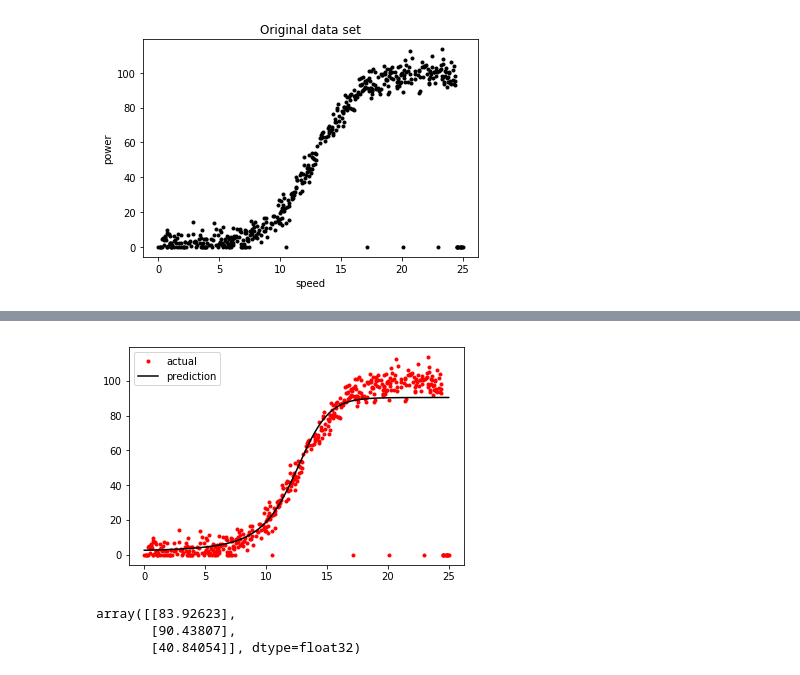
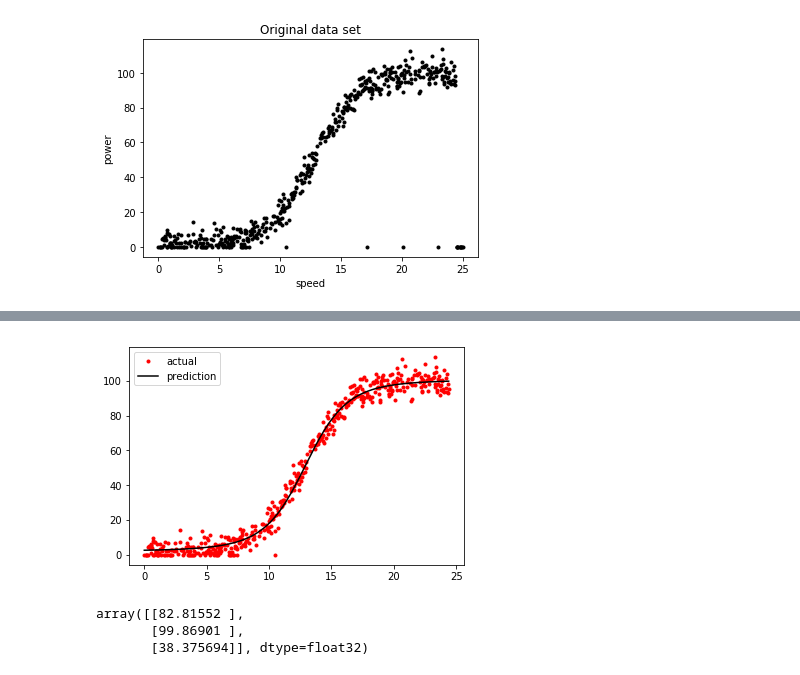
Before and after one commit to charlieconneely/emerging-tech-project, a Jupyter notebook: model.ipynb, the cells around one changed output, grey strips where cells are left out. Drawn from its saved outputs; the diff is of its cells as text; code cells hidden in the pictures.

Commit message:
using DBSCAN to identify+ignore outliers

```diff
--- a/model.ipynb
+++ b/model.ipynb
@@ -30,0 +50,18 @@ Below, I created a neural network with two neurons. I then trained the neural ne
+# %%
+distances = list()
+i = 0
+j = i + 1
+for t in dataset.values:
+    # compute distance between points at index i and j
+    d = spatial.distance.pdist(np.array([dataset.values[i], dataset.values[j]]), 'euclidean')
+    distances.append(d[0])
+    # if j reaches last index - break
+    if j == dataset['speed'].values.size - 1:
+        break
+    # increment index vals
+    i = i + 1
+    j = i + 1
+
+# calculate mean distance between points
+avg_dist = np.mean(distances)
+avg_dist
@@ -30,0 +73,13 @@ Below, I created a neural network with two neurons. I then trained the neural ne
+# %%
+clustering = DBSCAN(eps=avg_dist, min_samples=15).fit(dataset)
+
+# find outliers/anomolies (-1 denotes noisy data)
+outliers = np.where(clustering.labels_ == -1)
+outliers = outliers[0]
+
+# Retrieve outlier wind/speed data
+outlierPoints = dataset.values[outliers]
+
+plt.plot(dataset.values[:,0], dataset.values[:,1], 'k.')
+plt.plot(outlierPoints[:,0], outlierPoints[:,1], color='coral', label='outliers')
+plt.legend();
@@ -30,0 +91,2 @@ Below, I created a neural network with two neurons. I then trained the neural ne
+# %%
+new_dataset = dataset.drop(outliers)
@@ -35,6 +99,6 @@ model.add(kr.layers.Dense(25, input_shape=(1,), activation="sigmoid", kernel_ini
 model.add(kr.layers.Dense(1, input_shape=(1,), activation="linear", kernel_initializer='ones', bias_initializer='zeros'))
 model.compile('adam', loss='mean_squared_error')
 
-# Train the neural network on our training data.
-model.fit(dataset['speed'], dataset['power'], epochs=500, batch_size=10);
+# Train the neural network on our data.
+model.fit(new_dataset['speed'], new_dataset['power'], epochs=250, batch_size=10);
 # %% [output]
@@ -58,18 +122,18 @@ Epoch 500/500
 # %%
 # Plot Model against dataset
-plt.plot(dataset['speed'], dataset['power'], 'r.', label='actual')
-plt.plot(dataset['speed'], model.predict(dataset['speed']), color='k', label='prediction')
+plt.plot(new_dataset['speed'], new_dataset['power'], 'r.', label='actual')
+plt.plot(new_dataset['speed'], model.predict(new_dataset['speed']), color='k', label='prediction')
 plt.legend();
 # %% [output]
-[figure, old version]
+[figure, new version]
 # %%
 """
 Actual data - [15.591,81.239]
-              [24.750, 0.000]
+              [23.899,100.089]
               [11.987,47.268]
 """
 model.predict([15.591, 24.750, 11.987])
 # %% [output]
-array([[83.92623],
-       [90.43807],
-       [40.84054]], dtype=float32)
+array([[82.81552 ],
+       [99.86901 ],
+       [38.375694]], dtype=float32)
```
Also changed, not shown: parts of 17 cells of this notebook, 1 other file.
